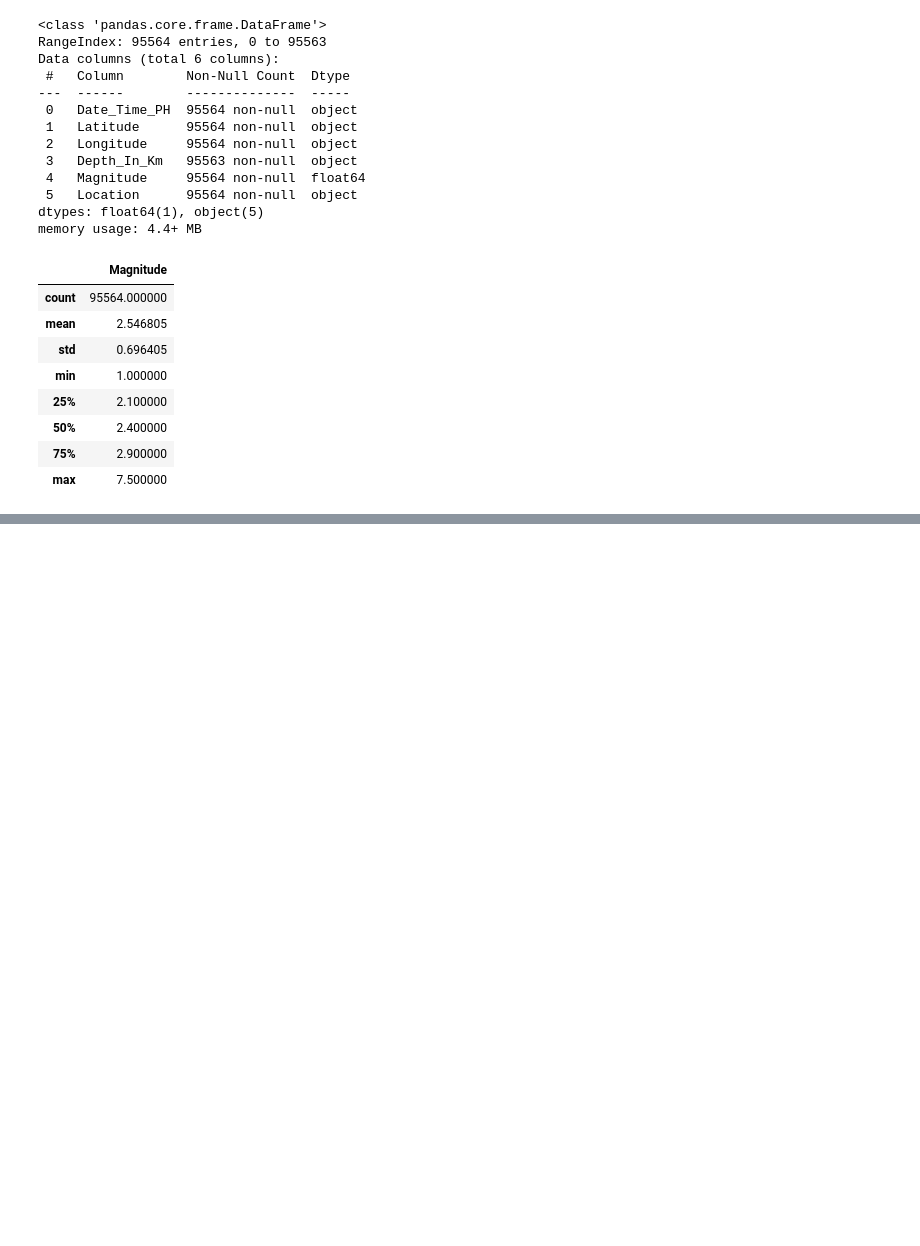
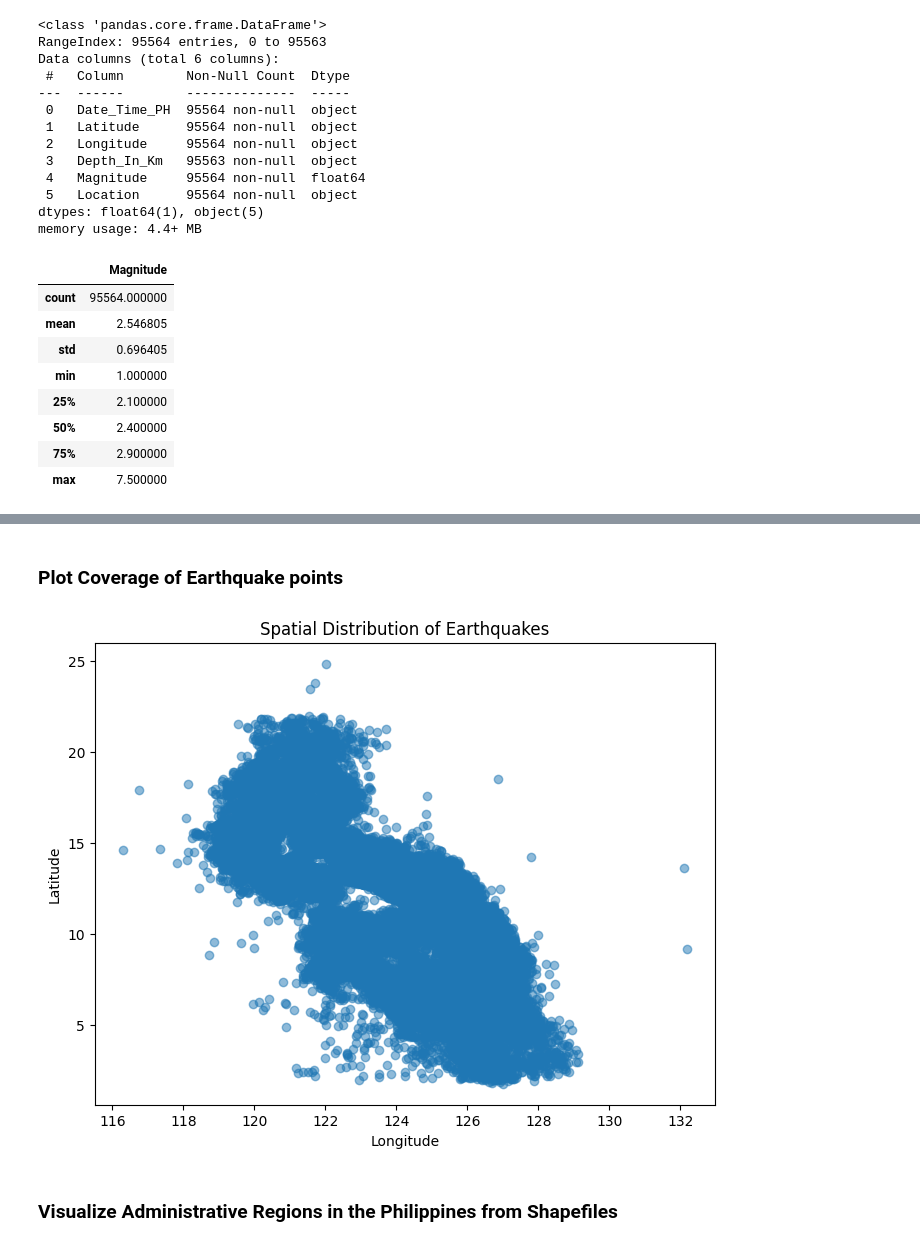
Before and after one commit to nic0-dev/ph-earthquake-clusters, a Jupyter notebook: notebooks/01_data_exploration.ipynb, the cells around one changed output, grey strips where cells are left out. Drawn from its saved outputs; the diff is of its cells as text; code cells hidden in the pictures; blank space fills up the shorter version.

```diff
--- a/notebooks/01_data_exploration.ipynb
+++ b/notebooks/01_data_exploration.ipynb
@@ -64,0 +109,15 @@ df.head()
+# %% [markdown]
+### **Plot Coverage of Earthquake points**
+# %%
+filtered_df = df[(df['Longitude'] >= 100) & (df['Longitude'] <= 140)]
+
+plt.figure(figsize=(8,6))
+plt.scatter(filtered_df['Longitude'], filtered_df['Latitude'], alpha=0.5)
+plt.xlabel('Longitude')
+plt.ylabel('Latitude')
+plt.title('Spatial Distribution of Earthquakes')
+plt.show()
+# %% [output]
+[figure, added]
+# %% [markdown]
+### **Visualize Administrative Regions in the Philippines from Shapefiles**
```
Also changed, not shown: parts of 14 cells of this notebook.
